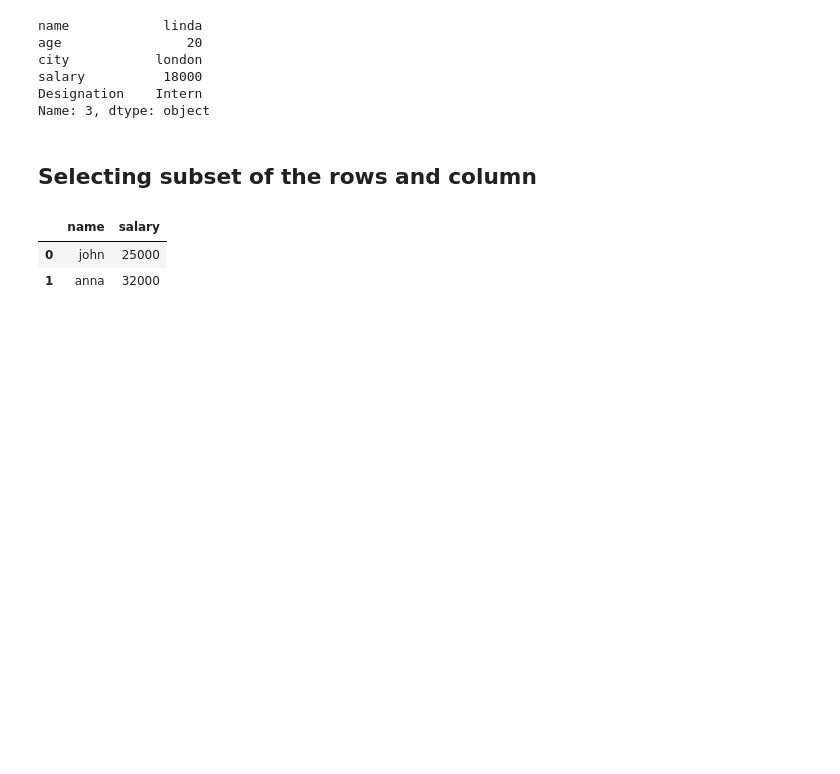
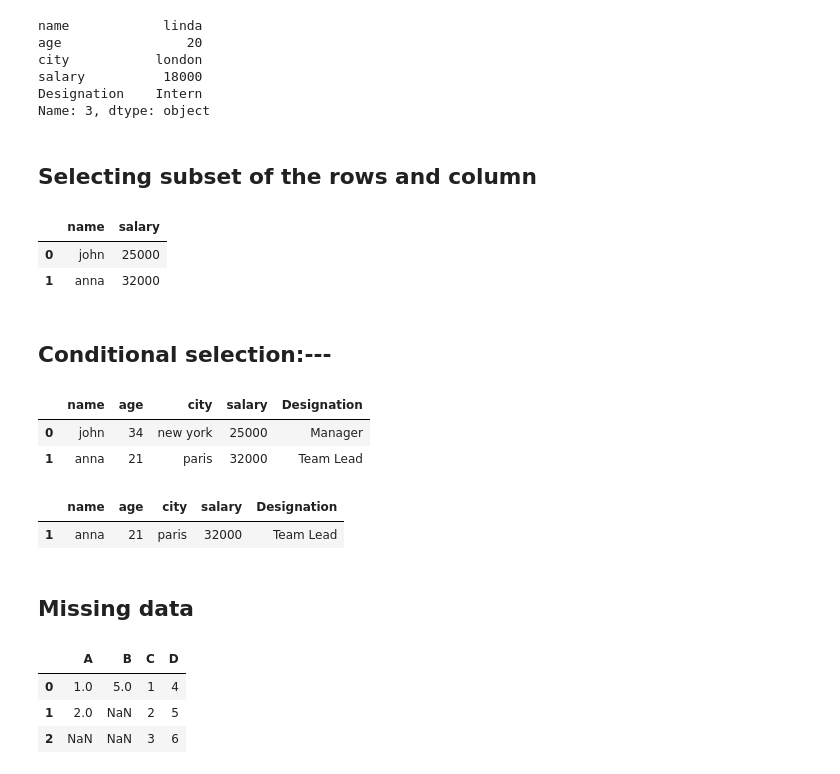
Before and after one commit to AyushSharma-17/dataanalysis_python_l1, a Jupyter notebook: copy_of_pandas_ex.ipynb, the cells around one changed output. Saved outputs shown, nothing was run; the diff lists cells and outputs as text; code cells hidden in the pictures; blank space fills up the shorter version.

Commit message:
condition and missing values

```diff
--- a/copy_of_pandas_ex.ipynb
+++ b/copy_of_pandas_ex.ipynb
@@ -177,3 +177,34 @@ df.loc[[0,1],['name','salary']]
 |  | name | salary |
 | 0 | john | 25000 |
 | 1 | anna | 32000 |
+# %% [markdown]
+<h2><b>Conditional selection:--- </b></h2>
+# %%
+#want to select those people whose age is greater than 20
+df[df['age']>20]
+# %% [output]
+|  | name | age | city | salary | Designation |
+| 0 | john | 34 | new york | 25000 | Manager |
+| 1 | anna | 21 | paris | 32000 | Team Lead |
+# %%
+df[(df['age']>20) & (df['salary']>25000)]
+# %% [output]
+|  | name | age | city | salary | Designation |
+| 1 | anna | 21 | paris | 32000 | Team Lead |
+# %% [markdown]
+<h2>Missing data </h2>
+# %%
+data2={
+    'A':[1,2,np.nan],
+    'B':[5,np.nan,np.nan],
+    'C':[1,2,3],
+    'D':[4,5,6]
+}
+df2= pd.DataFrame(data2)
+# %%
+df2
+# %% [output]
+|  | A | B | C | D |
+| 0 | 1.0 | 5.0 | 1 | 4 |
+| 1 | 2.0 | NaN | 2 | 5 |
+| 2 | NaN | NaN | 3 | 6 |
```
Also changed, not shown: parts of 15 cells of this notebook.
